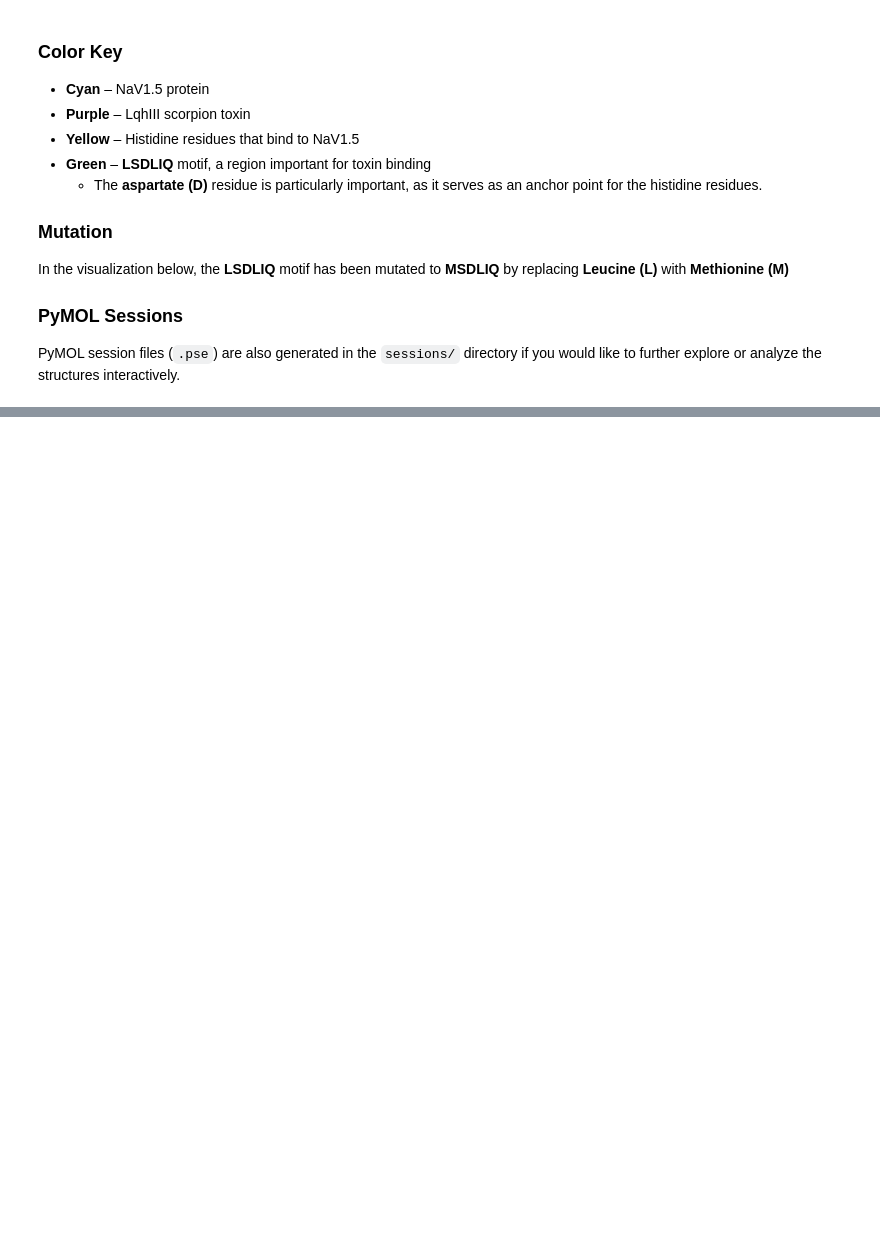
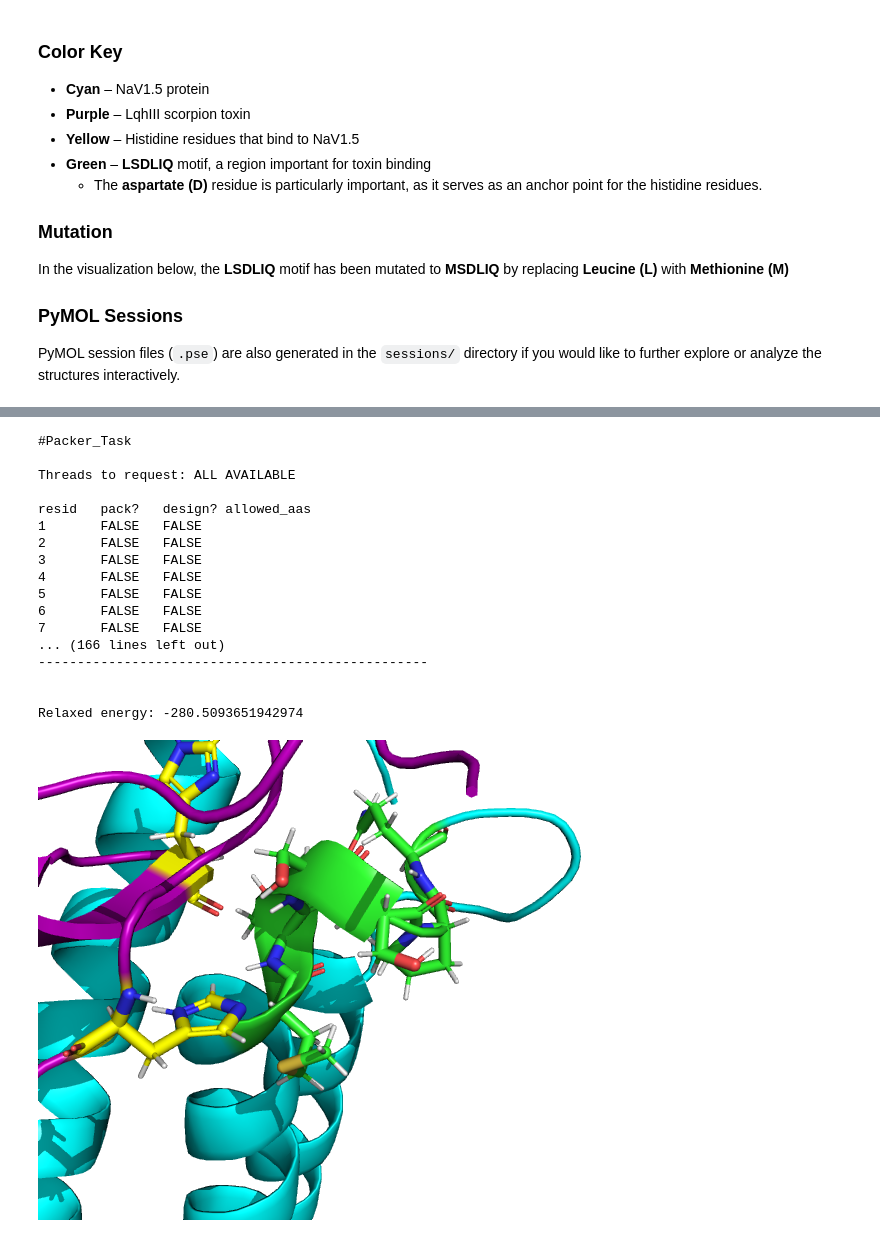
Before and after one commit to jcapecci09/Toxin-Engineering, a Jupyter notebook: toxin_engineering.ipynb, the cells around one changed output, grey strips where cells are left out. Saved outputs shown, nothing was run; the diff lists cells and outputs as text; code cells hidden in the pictures; blank space fills up the shorter version.

```diff
--- a/toxin_engineering.ipynb
+++ b/toxin_engineering.ipynb
@@ -167,0 +161,21 @@ FOLD_TREE  EDGE 1 100 -1  EDGE 1 101 1  EDGE 101 167 -1
+# %%
+run_analysis('pdb_files/7K18_relax_59M_61S_62S.pdb', 63, 'P')
+# %% [output]
+#Packer_Task
+
+Threads to request: ALL AVAILABLE
+
+resid   pack?   design? allowed_aas
+1       FALSE   FALSE
+2       FALSE   FALSE
+3       FALSE   FALSE
+4       FALSE   FALSE
+5       FALSE   FALSE
+6       FALSE   FALSE
+7       FALSE   FALSE
+... (166 lines left out)
+--------------------------------------------------
+
+
+Relaxed energy: -280.5093651942974
+[figure, added]
```
Also changed, not shown: parts of 4 cells of this notebook, 13 other files.
